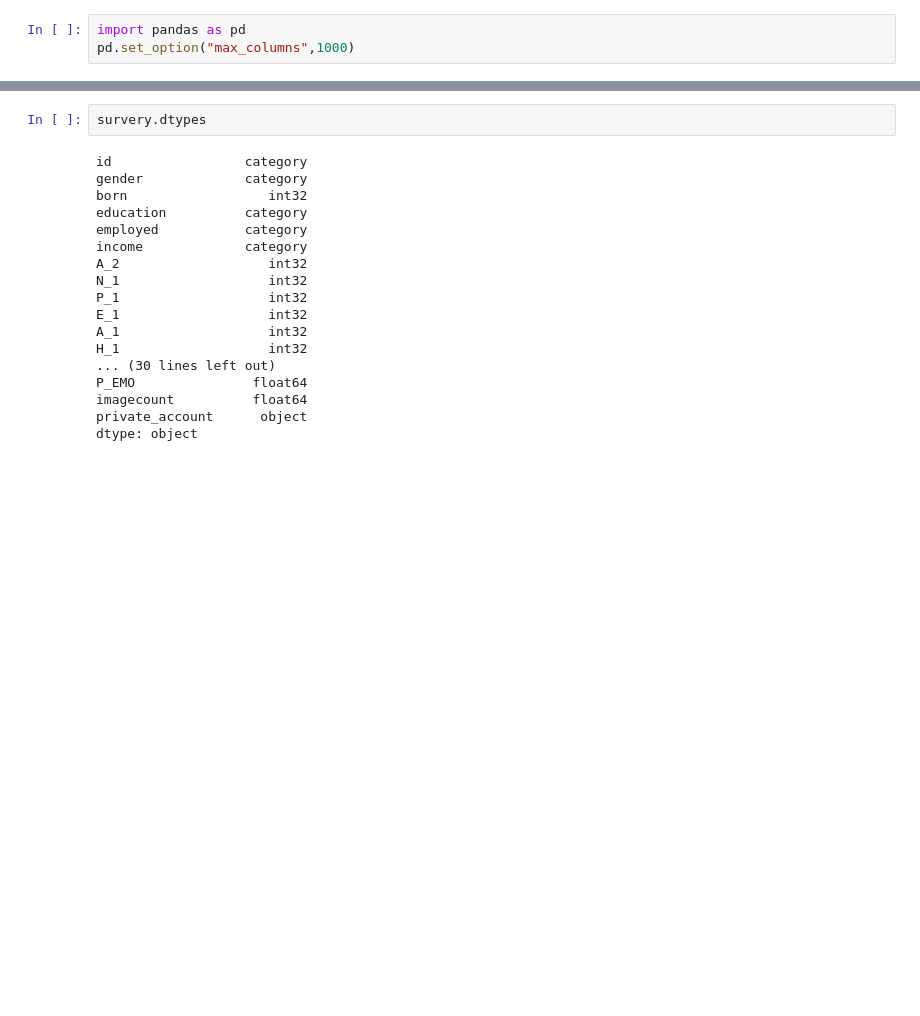
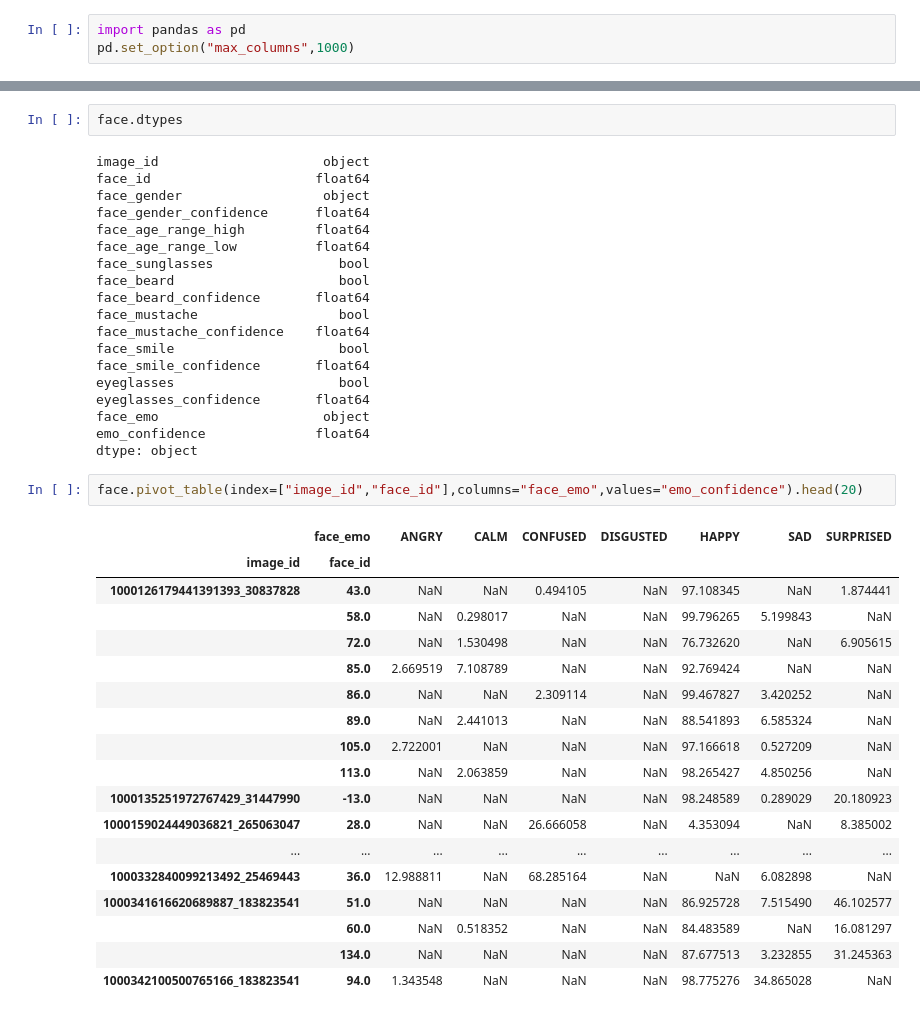
Before and after one commit to JeroenSchmidt/UvA-DSF-group, a Jupyter notebook: uc2/exploration_notebooks/jeroen/first-look.ipynb, the cells around one changed output, grey strips where cells are left out. Drawn from its saved outputs; the diff is of its cells as text; blank space fills up the shorter version.

```diff
--- a/uc2/exploration_notebooks/jeroen/first-look.ipynb
+++ b/uc2/exploration_notebooks/jeroen/first-look.ipynb
@@ -87,20 +150,42 @@ survery.describe()
 # %%
-survery.dtypes
+face.dtypes
 # %% [output]
-id                 category
-gender             category
-born                  int32
-education          category
-employed           category
-income             category
-A_2                   int32
-N_1                   int32
-P_1                   int32
-E_1                   int32
-A_1                   int32
-H_1                   int32
-... (30 lines left out)
-P_EMO               float64
-imagecount          float64
-private_account      object
+image_id                     object
+face_id                     float64
+face_gender                  object
+face_gender_confidence      float64
+face_age_range_high         float64
+face_age_range_low          float64
+face_sunglasses                bool
+face_beard                     bool
+face_beard_confidence       float64
+face_mustache                  bool
+face_mustache_confidence    float64
+face_smile                     bool
+face_smile_confidence       float64
+eyeglasses                     bool
+eyeglasses_confidence       float64
+face_emo                     object
+emo_confidence              float64
 dtype: object
+# %%
+face.pivot_table(index=["image_id","face_id"],columns="face_emo",values="emo_confidence").head(20)
+# %% [output]
+|  | face_emo | ANGRY | CALM | CONFUSED | DISGUSTED | HAPPY | SAD | SURPRISED |
+| image_id | face_id |  |  |  |  |  |  |  |
+| 1000126179441391393_30837828 | 43.0 | NaN | NaN | 0.494105 | NaN | 97.108345 | NaN | 1.874441 |
+|  | 58.0 | NaN | 0.298017 | NaN | NaN | 99.796265 | 5.199843 | NaN |
+|  | 72.0 | NaN | 1.530498 | NaN | NaN | 76.732620 | NaN | 6.905615 |
+|  | 85.0 | 2.669519 | 7.108789 | NaN | NaN | 92.769424 | NaN | NaN |
+|  | 86.0 | NaN | NaN | 2.309114 | NaN | 99.467827 | 3.420252 | NaN |
+|  | 89.0 | NaN | 2.441013 | NaN | NaN | 88.541893 | 6.585324 | NaN |
+|  | 105.0 | 2.722001 | NaN | NaN | NaN | 97.166618 | 0.527209 | NaN |
+|  | 113.0 | NaN | 2.063859 | NaN | NaN | 98.265427 | 4.850256 | NaN |
+| 1000135251972767429_31447990 | -13.0 | NaN | NaN | NaN | NaN | 98.248589 | 0.289029 | 20.180923 |
+| 1000159024449036821_265063047 | 28.0 | NaN | NaN | 26.666058 | NaN | 4.353094 | NaN | 8.385002 |
+| ... | ... | ... | ... | ... | ... | ... | ... | ... |
+| 1000332840099213492_25469443 | 36.0 | 12.988811 | NaN | 68.285164 | NaN | NaN | 6.082898 | NaN |
+| 1000341616620689887_183823541 | 51.0 | NaN | NaN | NaN | NaN | 86.925728 | 7.515490 | 46.102577 |
+|  | 60.0 | NaN | 0.518352 | NaN | NaN | 84.483589 | NaN | 16.081297 |
+|  | 134.0 | NaN | NaN | NaN | NaN | 87.677513 | 3.232855 | 31.245363 |
+| 1000342100500765166_183823541 | 94.0 | 1.343548 | NaN | NaN | NaN | 98.775276 | 34.865028 | NaN |
```
Also changed, not shown: parts of 43 cells of this notebook, 1 other file.
